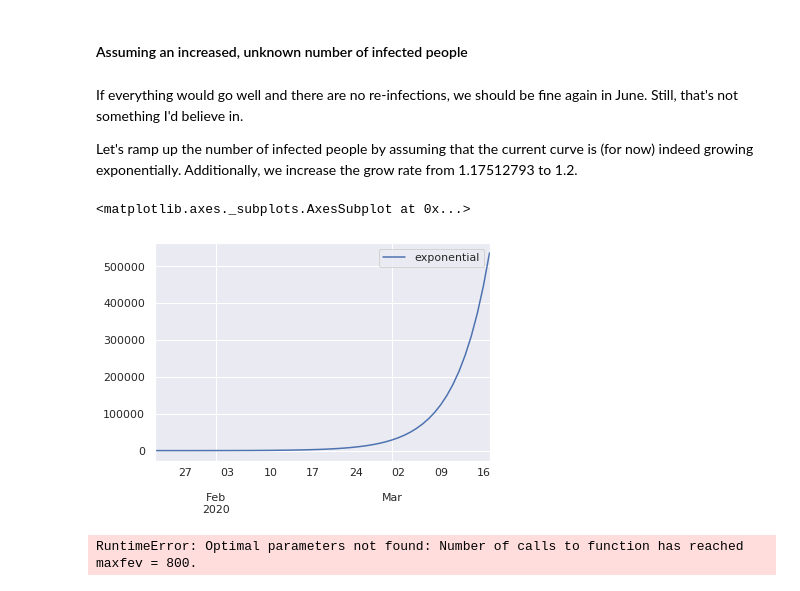
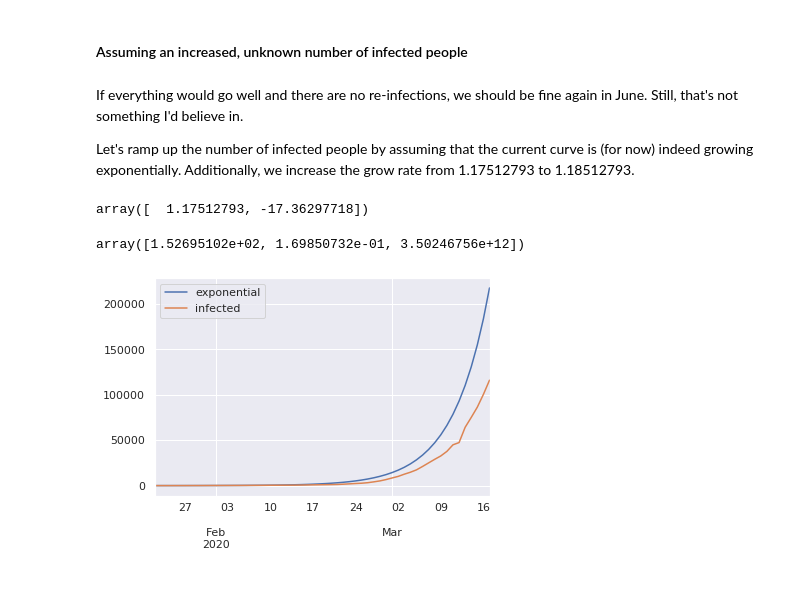
Before and after one commit to thomasniebler/covid, a Jupyter notebook: corona_fit.ipynb, the cells around one changed output. Cells and saved outputs as stored; diff of their text form; code cells hidden in the pictures.

```diff
--- a/corona_fit.ipynb
+++ b/corona_fit.ipynb
@@ -30,3 +30,11 @@ total_numbers_df.plot()
+# %%
+covid_data_nonchina = covid_data[covid_data["Country/Region"] != "China"]
+
+total_numbers = [covid_data_nonchina[date_col].sum() for date_col in covid_data_nonchina.columns[4:]]
+total_numbers_index = list(range(len(total_numbers)))
+dates = pd.to_datetime(covid_data_nonchina.columns[4:])
+
+total_numbers_df = pd.DataFrame(data=total_numbers, columns=["infected"], index=dates)
 # %%
 covid_data_by_country = covid_data.groupby("Country/Region").sum().transpose()[2:]
 covid_data_by_country.index = pd.to_datetime(covid_data_by_country.index)
@@ -151,17 +159,17 @@ If everything would go well and there are no re-infections, we should be fine ag
 Still, that's not something I'd believe in.
 
 Let's ramp up the number of infected people by assuming that the current curve is (for now) indeed growing exponentially.
-Additionally, we increase the grow rate from 1.17512793 to 1.2.
+Additionally, we increase the grow rate from 1.17512793 to 1.18512793.
+# %%
+popt_exp
+# %% [output]
+array([  1.17512793, -17.36297718])
 # %%
-popt_exp[0] = 1.2
-total_numbers_dark = pd.DataFrame(data=exp(total_numbers_index, *popt_exp), index=total_numbers_df.index, columns=["exponential"])
+popt_exp_dark = [1.18512793, -17.36297718]
+total_numbers_dark = pd.DataFrame(data=exp(total_numbers_index, *popt_exp_dark), index=total_numbers_df.index, columns=["exponential"])
+
+popt, pcov = curve_fit(f=sigmoid, xdata=total_numbers_index, ydata=total_numbers_dark["exponential"], maxfev=10000000)
+popt
+# %% [output]
+array([1.52695102e+02, 1.69850732e-01, 3.50246756e+12])
+[figure, added]
-# %%
-total_numbers_dark.plot()
-# %% [output]
-<matplotlib.axes._subplots.AxesSubplot at 0x...>
-[figure, removed]
-# %%
-popt, pcov = curve_fit(f=sigmoid, xdata=total_numbers_index, ydata=total_numbers_dark["exponential"].values)
-popt
-# %% [output]
-RuntimeError: Optimal parameters not found: Number of calls to function has reached maxfev = 800.
```
Also changed, not shown: parts of 11 cells of this notebook.
